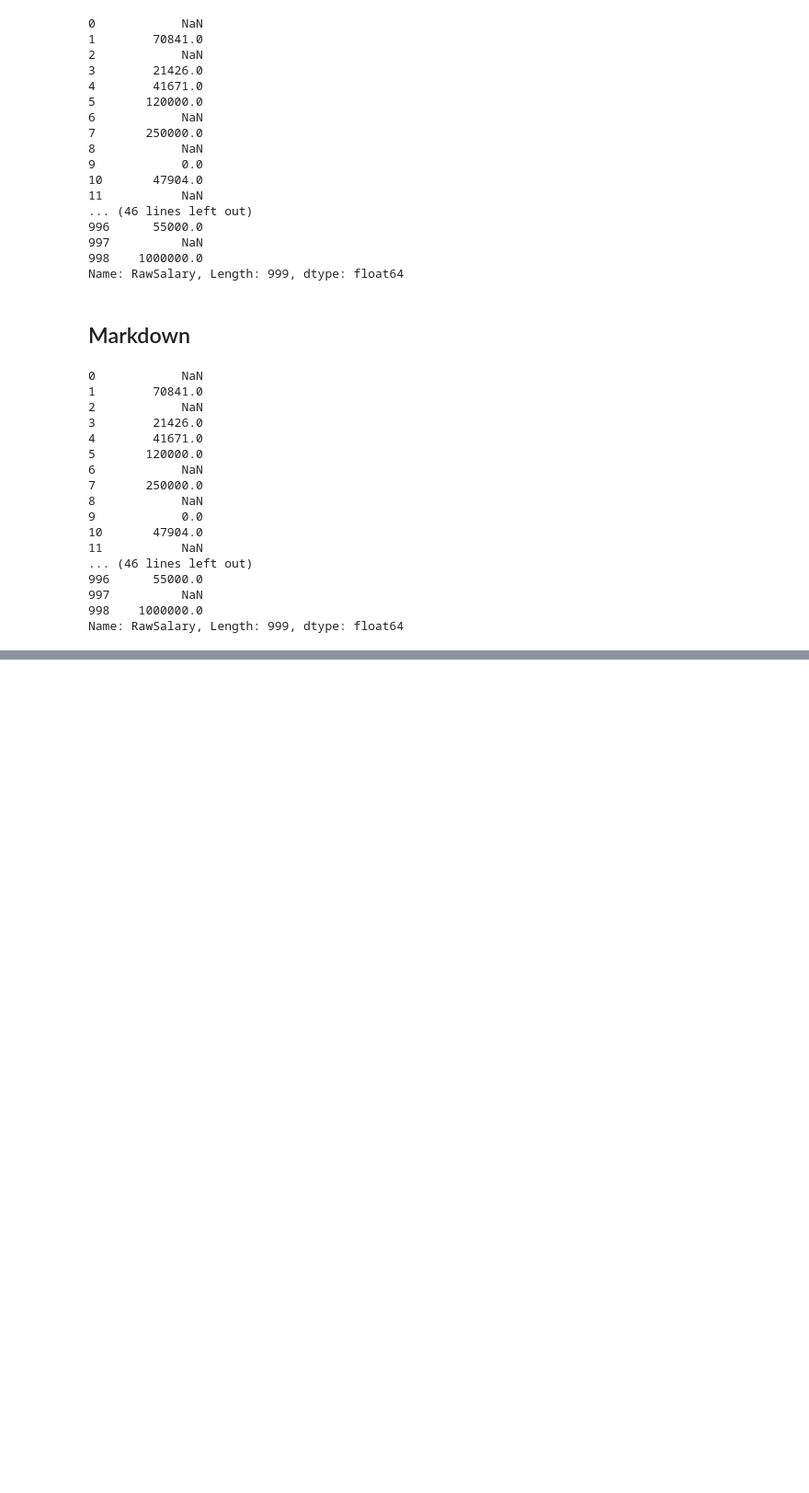
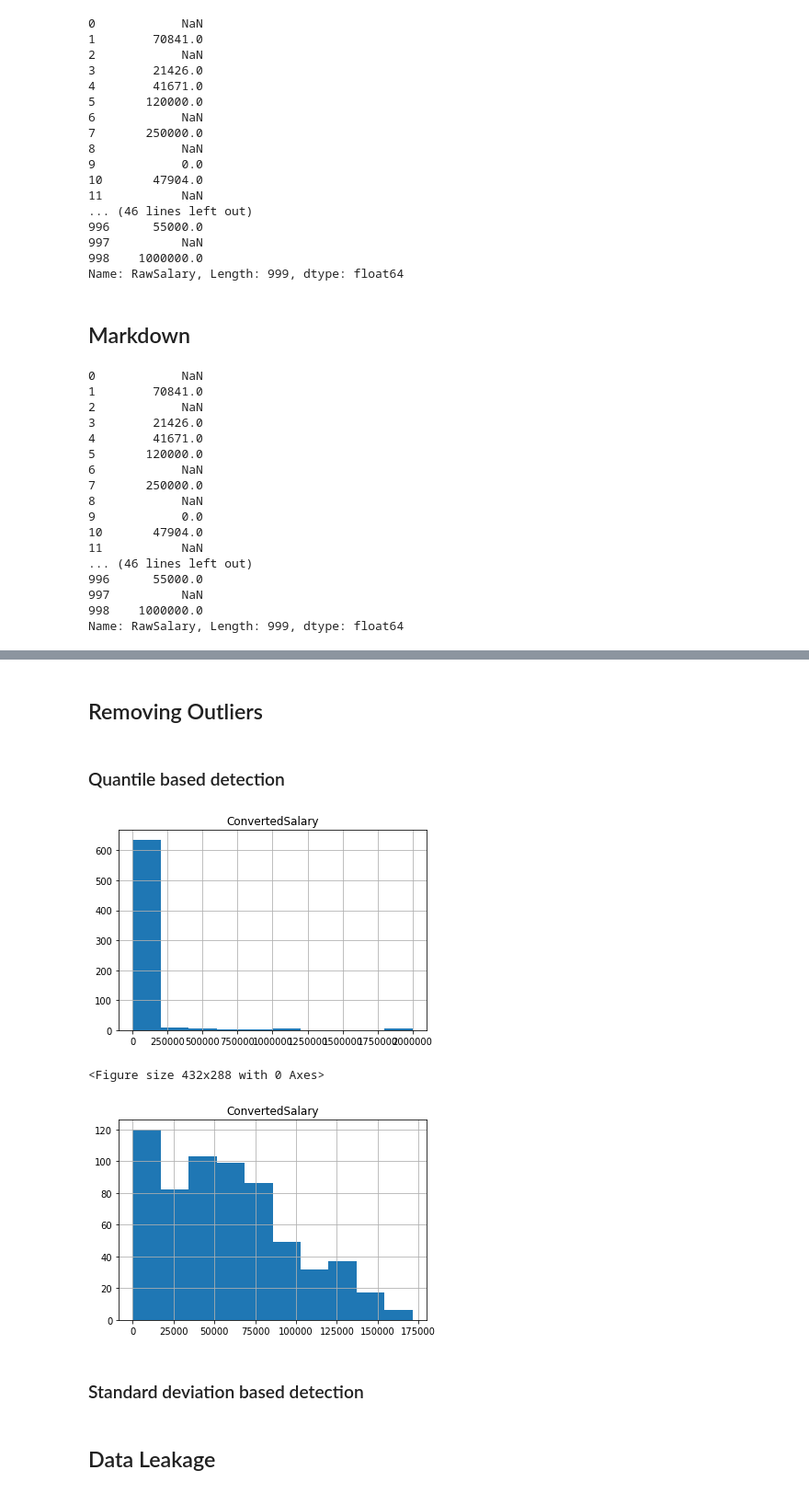
Before and after one commit to toyinolape/DataCamp_DataScience, a Jupyter notebook: Feature_Engineering/Feature_Engineering.ipynb, the cells around one changed output, grey strips where cells are left out. Shown at 92% size. Saved outputs shown, nothing was run; the diff lists cells and outputs as text; code cells hidden in the pictures; blank space fills up the shorter version.

```diff
--- a/Feature_Engineering/Feature_Engineering.ipynb
+++ b/Feature_Engineering/Feature_Engineering.ipynb
@@ -381,0 +493,25 @@ Name: RawSalary, Length: 999, dtype: float64
+# %% [markdown]
+## Removing Outliers
+# %% [markdown]
+### Quantile based detection
+# %%
+# Find the 95th quantile
+quantile = df_num['ConvertedSalary'].quantile(0.95)
+
+# Trim the outliers
+trimmed_df = df_num[df_num['ConvertedSalary'] < quantile]
+
+# The original histogram
+df_num[['ConvertedSalary']].hist()
+plt.show()
+plt.clf()
+
+# The trimmed histogram
+trimmed_df[['ConvertedSalary']].hist()
+plt.show()
+# %% [output]
+[figure, added]
+<Figure size 432x288 with 0 Axes>
+[figure, added]
+# %% [markdown]
+### Standard deviation based  detection
@@ -381,0 +534,2 @@ Name: RawSalary, Length: 999, dtype: float64
+# %% [markdown]
+## Data Leakage
```
Also changed, not shown: parts of 21 cells of this notebook, 2 other files.
